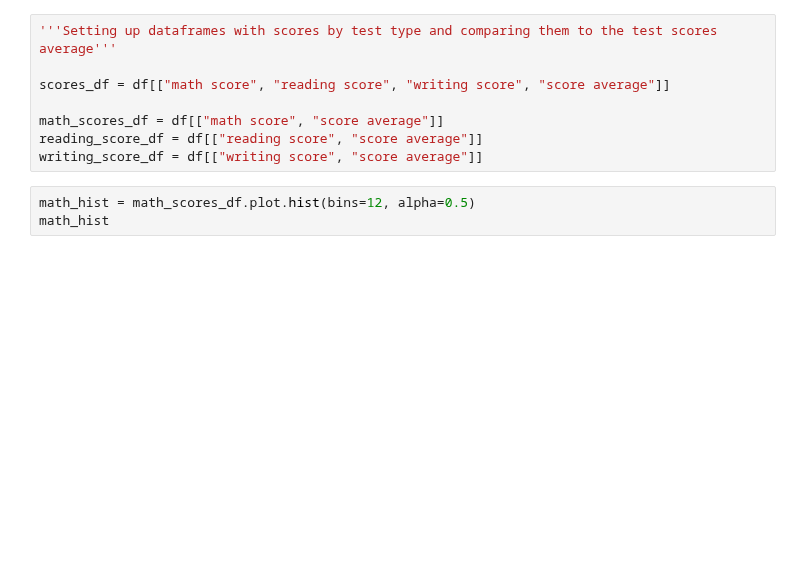
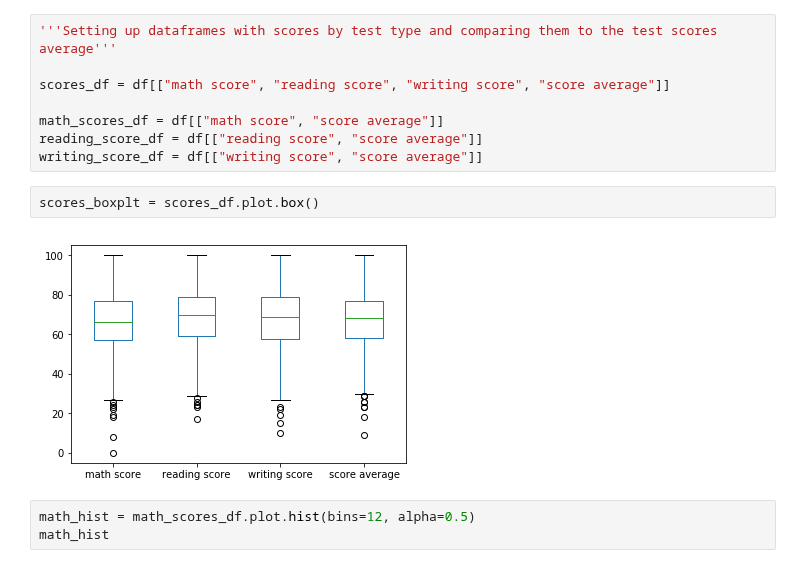
Before and after one commit to natepill/DS1.1, a Jupyter notebook: FinalProject/Students-Test-Performance-Notebook-FINAL.ipynb, the cells around one changed output. Cells and saved outputs as stored; diff of their text form; blank space fills up the shorter version.

Commit message:
Box Plot analysis

```diff
--- a/FinalProject/Students-Test-Performance-Notebook-FINAL.ipynb
+++ b/FinalProject/Students-Test-Performance-Notebook-FINAL.ipynb
@@ -145,6 +141,10 @@ scores_df = df[["math score", "reading score", "writing score", "score average"]
 math_scores_df = df[["math score", "score average"]]
 reading_score_df = df[["reading score", "score average"]]
 writing_score_df = df[["writing score", "score average"]]
+# %%
+scores_boxplt = scores_df.plot.box()
+# %% [output]
+[figure, added]
 # %%
 math_hist = math_scores_df.plot.hist(bins=12, alpha=0.5)
 math_hist
```
Also changed, not shown: parts of 2 cells of this notebook.
